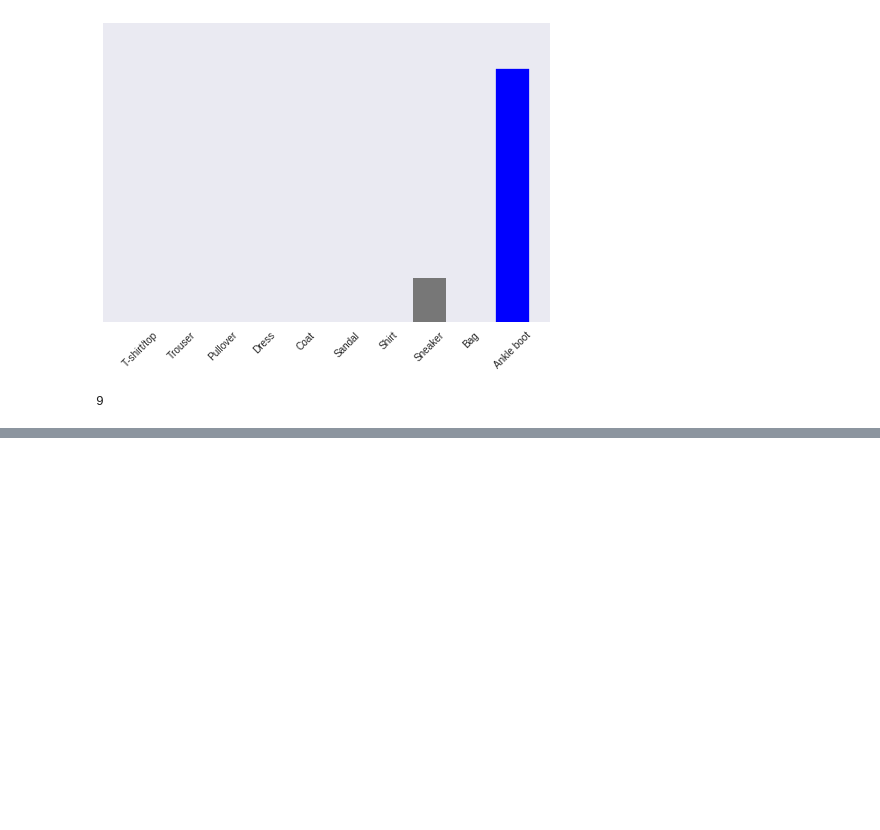
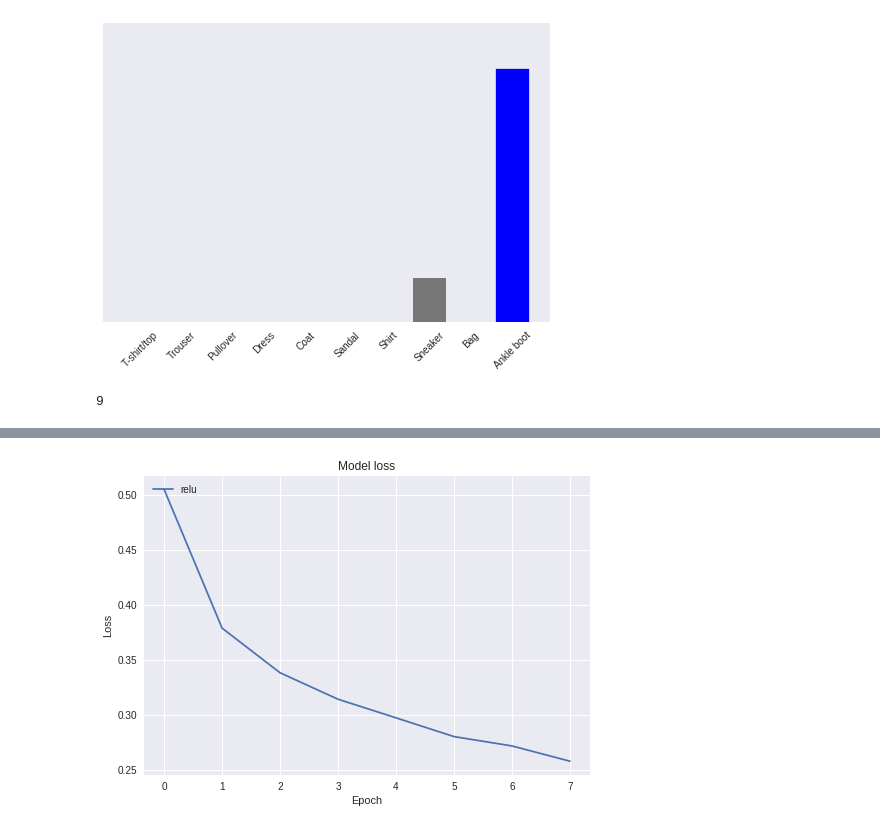
Before and after one commit to RafayAK/TensorFlow_FashionMNIST, a Jupyter notebook: FashionMNIST.ipynb, the cells around one changed output, grey strips where cells are left out. Drawn from its saved outputs; the diff is of its cells as text; code cells hidden in the pictures; blank space fills up the shorter version.

```diff
--- a/FashionMNIST.ipynb
+++ b/FashionMNIST.ipynb
@@ -110,20 +110,20 @@ for i in range(25):
 # %%
 # set up layers
 
-# TODO: set seed values
+#set seed value
 np.random.seed(1)
 
-model = keras.Sequential([
+model_relu = keras.Sequential([
     keras.layers.Flatten(input_shape=(28,28)), # Convete 28x28 inputs to a 28*28 =784 vector
     keras.layers.Dense(128, activation=tf.nn.relu, kernel_initializer=tf.glorot_normal_initializer(seed=1)), # liner + relu activarion layer 128 neuron output
     keras.layers.Dense(10, activation=tf.nn.softmax, kernel_initializer=tf.glorot_normal_initializer(seed=1)) # softmax layer 10 outputs
 ])
 # %%
 # compile model
-model.compile(optimizer=tf.train.AdamOptimizer(),
+ model_relu.compile(optimizer=tf.train.AdamOptimizer(),
               loss='sparse_categorical_crossentropy',
              metrics=['accuracy'])
 # %%
 # trian model
-model.fit(train_images, train_labels, epochs=5)
+history_relu = model_relu.fit(train_images, train_labels, epochs=80)
 # %% [output]
@@ -274,0 +325,10 @@ np.argmax(predictions_single[0])
+# %%
+# Plot training & validation loss values
+plt.plot(history_relu.history['loss'])
+plt.title('Model loss')
+plt.ylabel('Loss')
+plt.xlabel('Epoch')
+plt.legend(['relu'], loc='upper left')
+plt.show()
+# %% [output]
+[figure, added]
```
Also changed, not shown: parts of 13 cells of this notebook.
